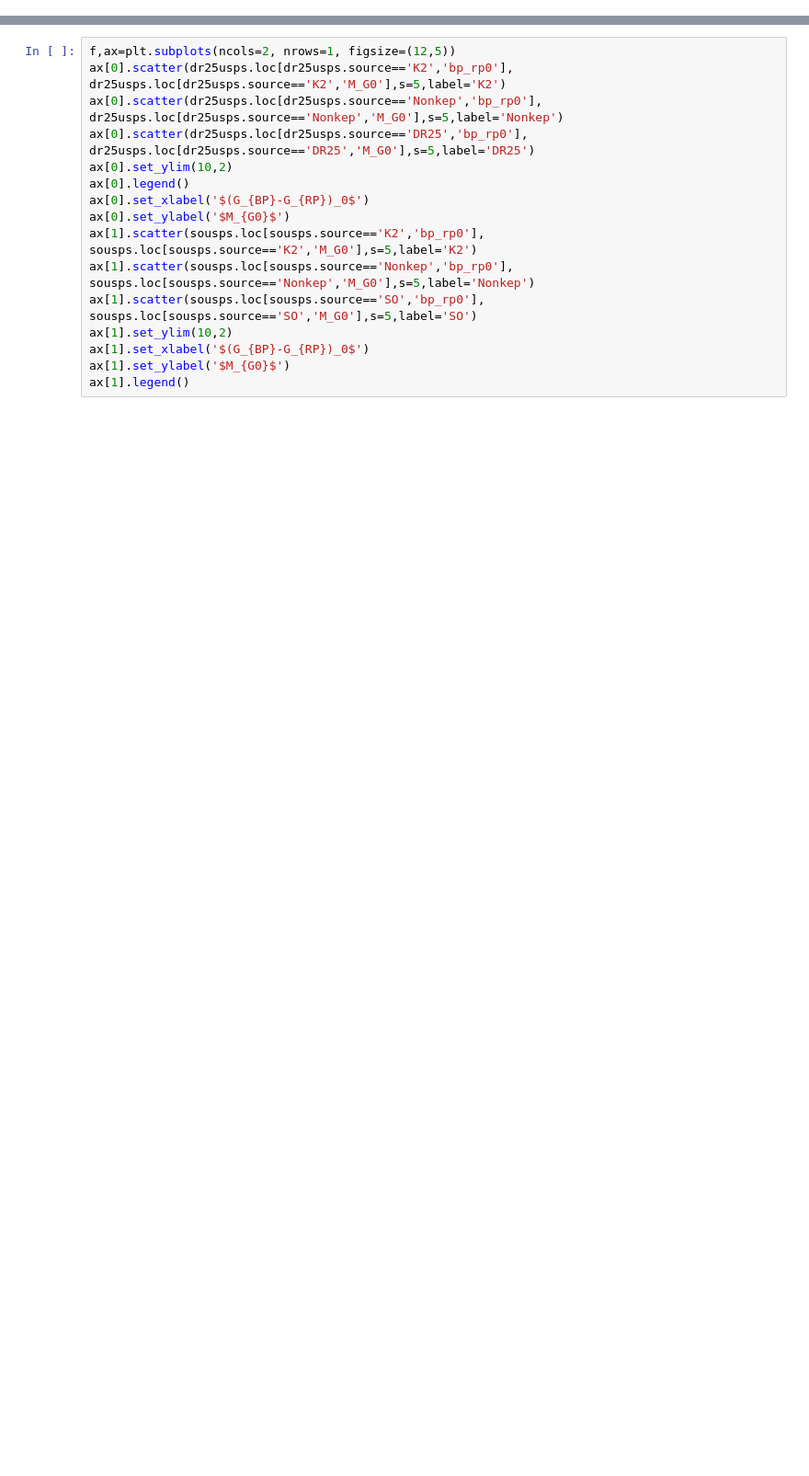
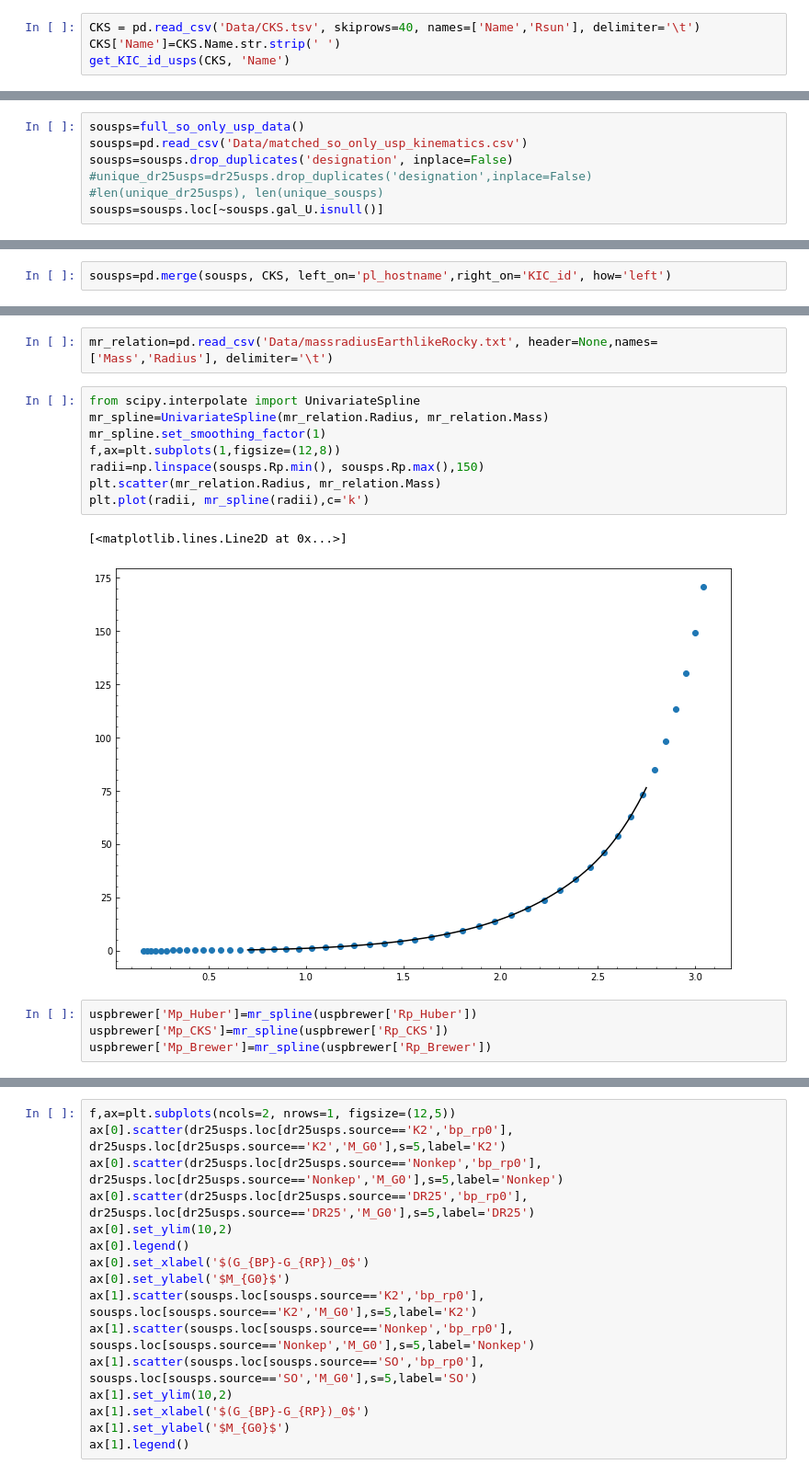
Before and after one commit to jacobhhamer/USP_Project, a Jupyter notebook: USP_Destruction_Paper.ipynb, the cells around one changed output, grey strips where cells are left out. Shown at 92% size. Drawn from its saved outputs; the diff is of its cells as text; blank space fills up the shorter version.

```diff
--- a/USP_Destruction_Paper.ipynb
+++ b/USP_Destruction_Paper.ipynb
@@ -1402,0 +919,4 @@ so_only_usps_ms=so_usps_ms.loc[so_usps_ms.source=='SO']
+# %%
+CKS = pd.read_csv('Data/CKS.tsv', skiprows=40, names=['Name','Rsun'], delimiter='\t')
+CKS['Name']=CKS.Name.str.strip(' ')
+get_KIC_id_usps(CKS, 'Name')
@@ -1402,0 +1316,7 @@ so_only_usps_ms=so_usps_ms.loc[so_usps_ms.source=='SO']
+# %%
+sousps=full_so_only_usp_data()
+sousps=pd.read_csv('Data/matched_so_only_usp_kinematics.csv')
+sousps=sousps.drop_duplicates('designation', inplace=False)
+#unique_dr25usps=dr25usps.drop_duplicates('designation',inplace=False)
+#len(unique_dr25usps), len(unique_sousps)
+sousps=sousps.loc[~sousps.gal_U.isnull()]
@@ -1402,0 +1331,2 @@ so_only_usps_ms=so_usps_ms.loc[so_usps_ms.source=='SO']
+# %%
+sousps=pd.merge(sousps, CKS, left_on='pl_hostname',right_on='KIC_id', how='left')
@@ -1402,0 +1534,17 @@ so_only_usps_ms=so_usps_ms.loc[so_usps_ms.source=='SO']
+# %%
+mr_relation=pd.read_csv('Data/massradiusEarthlikeRocky.txt', header=None,names=['Mass','Radius'], delimiter='\t')
+# %%
+from scipy.interpolate import UnivariateSpline
+mr_spline=UnivariateSpline(mr_relation.Radius, mr_relation.Mass)
+mr_spline.set_smoothing_factor(1)
+f,ax=plt.subplots(1,figsize=(12,8))
+radii=np.linspace(sousps.Rp.min(), sousps.Rp.max(),150)
+plt.scatter(mr_relation.Radius, mr_relation.Mass)
+plt.plot(radii, mr_spline(radii),c='k')
+# %% [output]
+[<matplotlib.lines.Line2D at 0x...>]
+[figure, added]
+# %%
+uspbrewer['Mp_Huber']=mr_spline(uspbrewer['Rp_Huber'])
+uspbrewer['Mp_CKS']=mr_spline(uspbrewer['Rp_CKS'])
+uspbrewer['Mp_Brewer']=mr_spline(uspbrewer['Rp_Brewer'])
```
Also changed, not shown: parts of 103 cells of this notebook.
